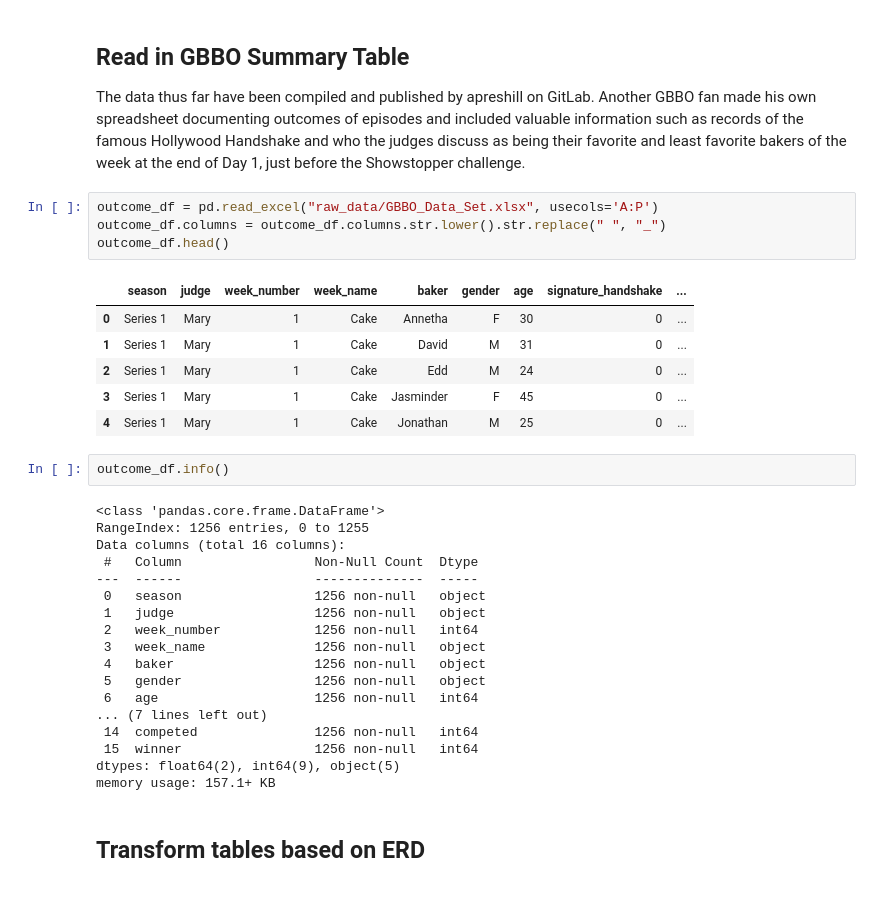
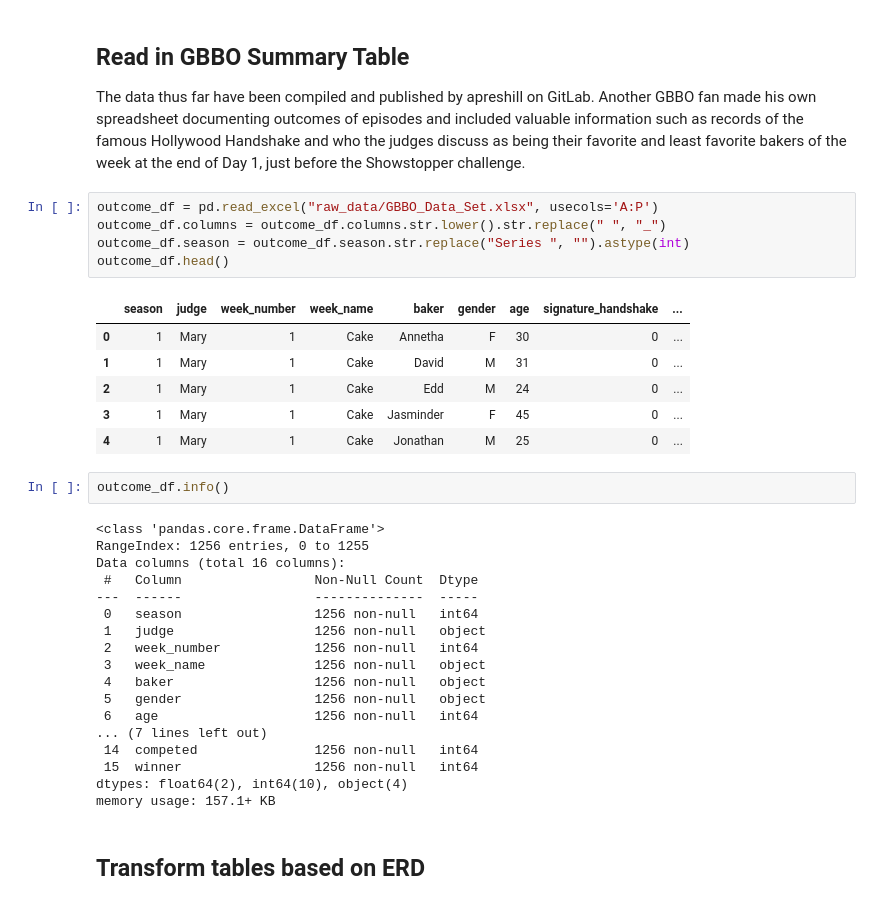
Before and after one commit to benjyms/the_great_bakeoff, a Jupyter notebook: explore.ipynb, the cells around one changed output. Cells and saved outputs as stored; diff of their text form.

Commit message:
making tables

```diff
--- a/explore.ipynb
+++ b/explore.ipynb
@@ -222,14 +222,15 @@ The data thus far have been compiled and published by apreshill on GitLab. Anoth
 # %%
 outcome_df = pd.read_excel("raw_data/GBBO_Data_Set.xlsx", usecols='A:P')
 outcome_df.columns = outcome_df.columns.str.lower().str.replace(" ", "_")
+outcome_df.season = outcome_df.season.str.replace("Series ", "").astype(int)
 outcome_df.head()
 # %% [output]
 |  | season | judge | week_number | week_name | baker | gender | age | signature_handshake | ... |
-| 0 | Series 1 | Mary | 1 | Cake | Annetha | F | 30 | 0 | ... |
-| 1 | Series 1 | Mary | 1 | Cake | David | M | 31 | 0 | ... |
-| 2 | Series 1 | Mary | 1 | Cake | Edd | M | 24 | 0 | ... |
-| 3 | Series 1 | Mary | 1 | Cake | Jasminder | F | 45 | 0 | ... |
-| 4 | Series 1 | Mary | 1 | Cake | Jonathan | M | 25 | 0 | ... |
+| 0 | 1 | Mary | 1 | Cake | Annetha | F | 30 | 0 | ... |
+| 1 | 1 | Mary | 1 | Cake | David | M | 31 | 0 | ... |
+| 2 | 1 | Mary | 1 | Cake | Edd | M | 24 | 0 | ... |
+| 3 | 1 | Mary | 1 | Cake | Jasminder | F | 45 | 0 | ... |
+| 4 | 1 | Mary | 1 | Cake | Jonathan | M | 25 | 0 | ... |
 # %%
 outcome_df.info()
 # %% [output]
@@ -238,7 +239,7 @@ RangeIndex: 1256 entries, 0 to 1255
 Data columns (total 16 columns):
  #   Column                 Non-Null Count  Dtype
 ---  ------                 --------------  -----
- 0   season                 1256 non-null   object
+ 0   season                 1256 non-null   int64
  1   judge                  1256 non-null   object
  2   week_number            1256 non-null   int64
  3   week_name              1256 non-null   object
@@ -248,7 +249,7 @@ Data columns (total 16 columns):
 ... (7 lines left out)
  14  competed               1256 non-null   int64
  15  winner                 1256 non-null   int64
-dtypes: float64(2), int64(9), object(5)
+dtypes: float64(2), int64(10), object(4)
 memory usage: 157.1+ KB
 # %% [markdown]
 ## Transform tables based on ERD
```
Also changed, not shown: parts of 9 cells of this notebook.
